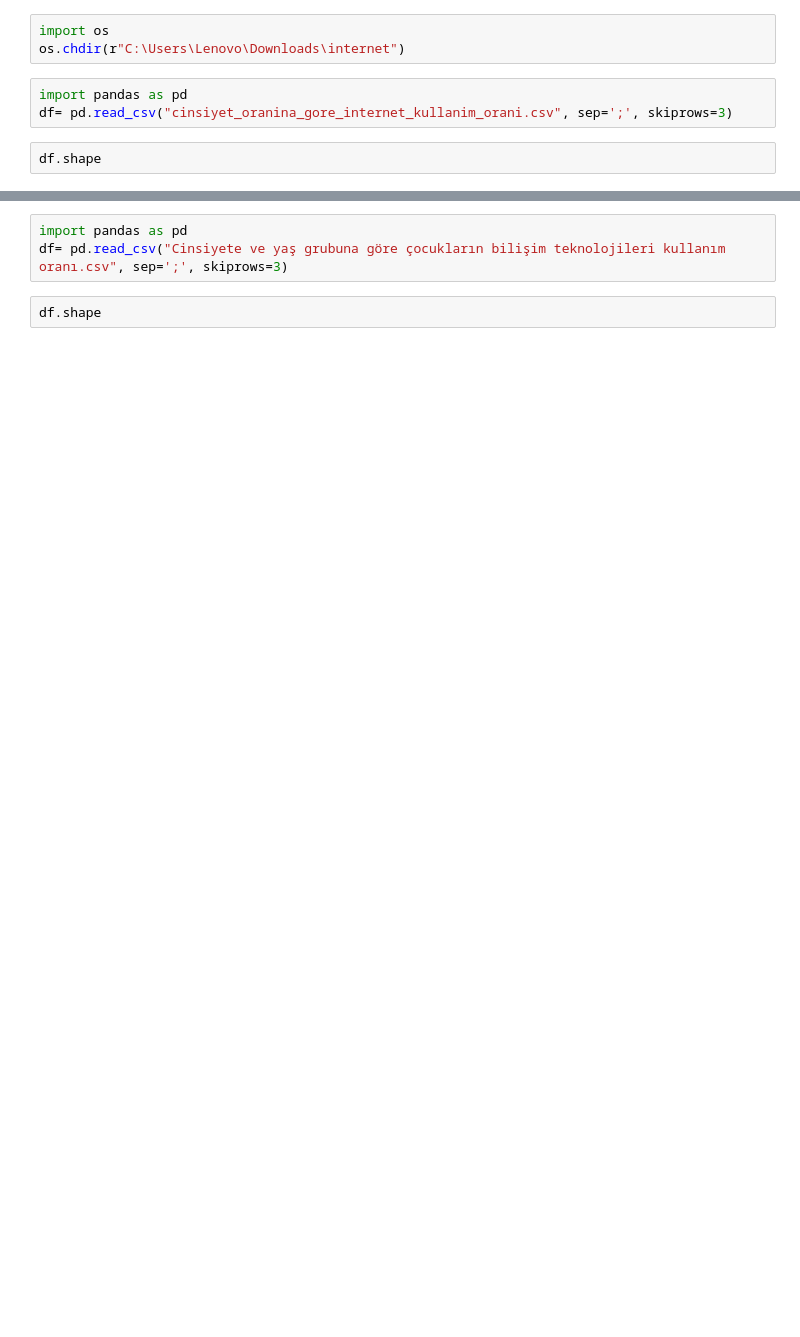
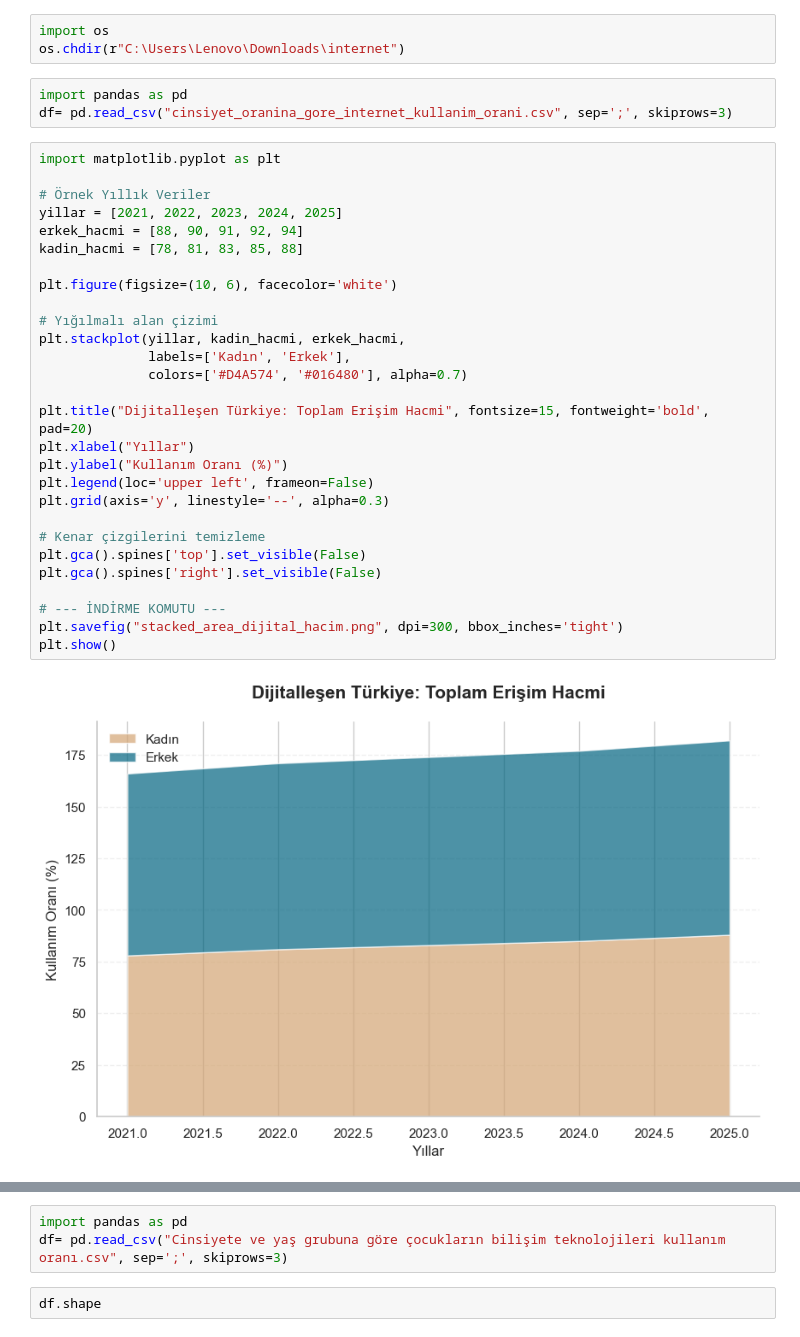
Before and after one commit to tuanna-web/Turkiye-de-Dijital-Yasam, a Jupyter notebook: poster.ipynb, the cells around one changed output, grey strips where cells are left out. Drawn from its saved outputs; the diff is of its cells as text; blank space fills up the shorter version.

```diff
--- a/poster.ipynb
+++ b/poster.ipynb
@@ -293,5 +298,33 @@ os.chdir(r"C:\Users\Lenovo\Downloads\internet")
 import pandas as pd
 df= pd.read_csv("cinsiyet_oranina_gore_internet_kullanim_orani.csv", sep=';', skiprows=3)
 # %%
-df.shape
+import matplotlib.pyplot as plt
+
+# Örnek Yıllık Veriler
+yillar = [2021, 2022, 2023, 2024, 2025]
+erkek_hacmi = [88, 90, 91, 92, 94]
+kadin_hacmi = [78, 81, 83, 85, 88]
+
+plt.figure(figsize=(10, 6), facecolor='white')
+
+# Yığılmalı alan çizimi
+plt.stackplot(yillar, kadin_hacmi, erkek_hacmi,
+              labels=['Kadın', 'Erkek'],
+              colors=['#D4A574', '#016480'], alpha=0.7)
+
+plt.title("Dijitalleşen Türkiye: Toplam Erişim Hacmi", fontsize=15, fontweight='bold', pad=20)
+plt.xlabel("Yıllar")
+plt.ylabel("Kullanım Oranı (%)")
+plt.legend(loc='upper left', frameon=False)
+plt.grid(axis='y', linestyle='--', alpha=0.3)
+
+# Kenar çizgilerini temizleme
+plt.gca().spines['top'].set_visible(False)
+plt.gca().spines['right'].set_visible(False)
+
+# --- İNDİRME KOMUTU ---
+plt.savefig("stacked_area_dijital_hacim.png", dpi=300, bbox_inches='tight')
+plt.show()
+# %% [output]
+[figure, added]
 # %%
```
Also changed, not shown: parts of 21 cells of this notebook, 5 other files.
